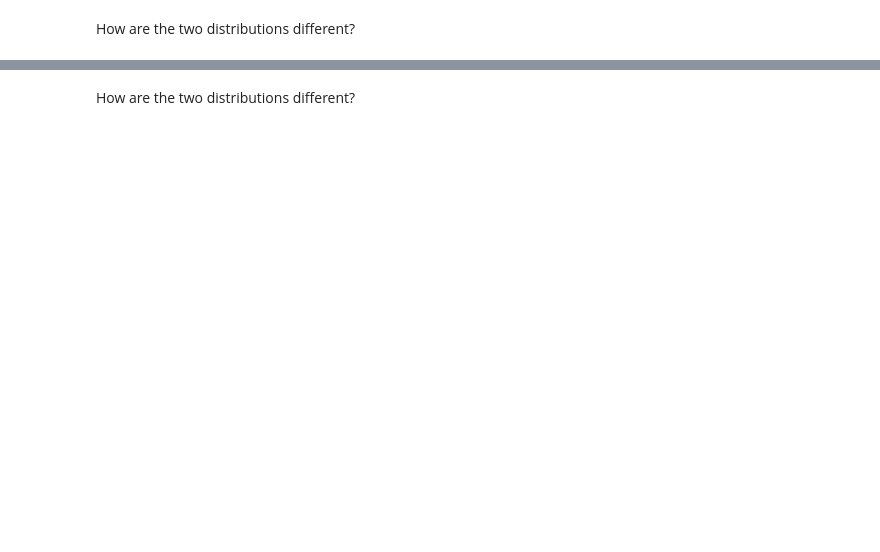
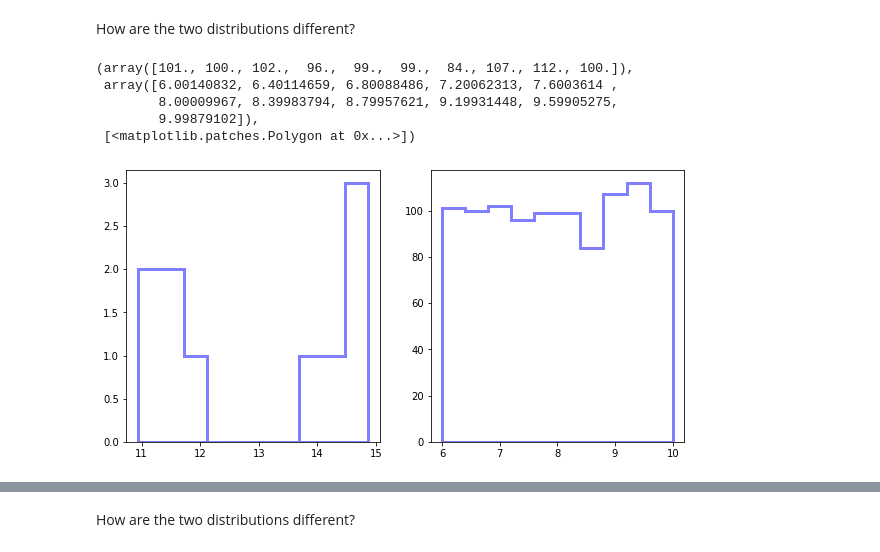
Before and after one commit to Ironhack-Data-Madrid-Enero-2021/lab-continuous-probability-distribution, a Jupyter notebook: your-code/main.ipynb, the cells around one changed output, grey strips where cells are left out. Drawn from its saved outputs; the diff is of its cells as text; code cells hidden in the pictures; blank space fills up the shorter version.

```diff
--- a/your-code/main.ipynb
+++ b/your-code/main.ipynb
@@ -50,2 +55,12 @@ Your output should look like below:
+# %%
+# your code here
+
+def uniform_dist (bottom, ceiling, count):
+    uniform_nums = np.random.uniform(bottom, ceiling, count)
+    return uniform_nums
+# %%
+
+uniform_1 = uniform_dist (10, 15,10)
+uniform_2 = uniform_dist(6,10, 1000)
 # %% [markdown]
 How are the two distributions different?
@@ -54,3 +67,15 @@ How are the two distributions different?
+# %%
+fig, axes = plt.subplots(nrows=1, ncols=2,figsize=(10,5))
+
+axes[0].hist(uniform_1, histtype =  'stepfilled',  ec =  'blue', color ='w', lw = 3, alpha=0.5)
+axes[1].hist(uniform_2, histtype =  'stepfilled',  ec = 'blue', color ='w', lw = 3, alpha=0.5)
+# %% [output]
+(array([101., 100., 102.,  96.,  99.,  99.,  84., 107., 112., 100.]),
+ array([6.00140832, 6.40114659, 6.80088486, 7.20062313, 7.6003614 ,
+        8.00009967, 8.39983794, 8.79957621, 9.19931448, 9.59905275,
+        9.99879102]),
+ [<matplotlib.patches.Polygon at 0x...>])
+[figure, added]
 # %% [markdown]
 ## Normal Distribution
 
```
Also changed, not shown: parts of 15 cells of this notebook.
